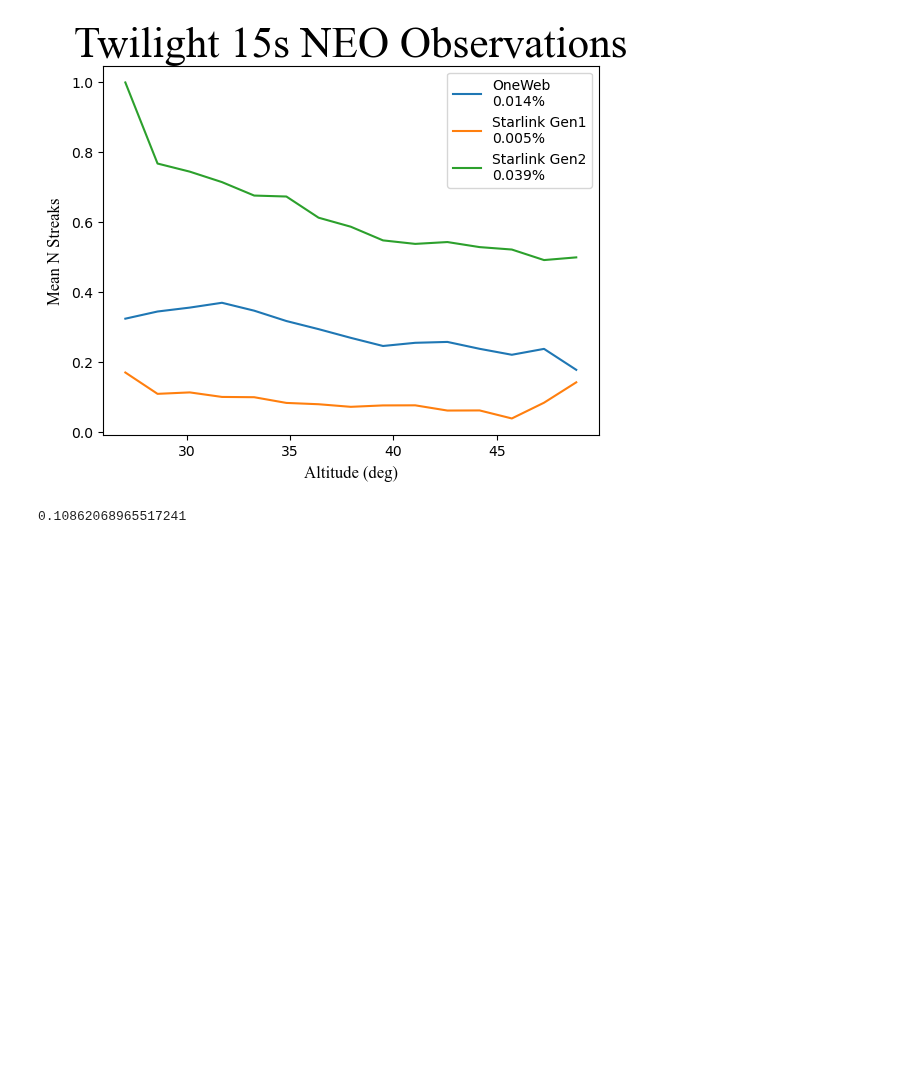
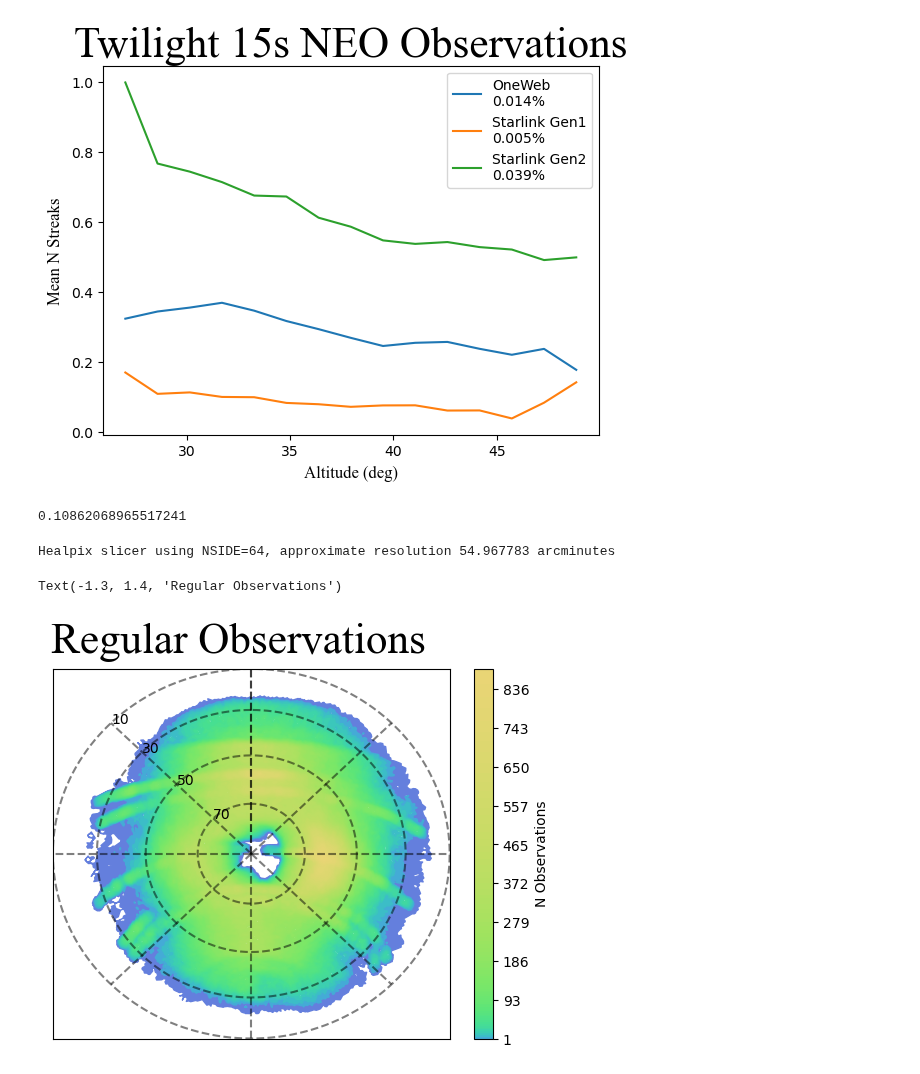
Before and after one commit to lsst-sims/satellite-dodging-ApJL, a Jupyter notebook: plots/twilight_neo.ipynb, the cells around one changed output. Saved outputs shown, nothing was run; the diff lists cells and outputs as text; code cells hidden in the pictures; blank space fills up the shorter version.

Commit message:
even moar plots

```diff
--- a/plots/twilight_neo.ipynb
+++ b/plots/twilight_neo.ipynb
@@ -96,3 +97,41 @@ slv2 0.039243625446929165
 3.5*3600/.2*50/2.9e9*100
 # %% [output]
 0.10862068965517241
+# %%
+# And again with the regular observations
+
+# Let's make a plot looking at how the twilight NEO observations are distributed
+
+bundleList = []
+
+nside=64
+metric = maf.CountMetric(col='night')
+sql = 'night < 366 and visitExposureTime > 20'
+
+slicer = maf.HealpixSlicer(
+        nside=nside,
+        latCol='altitude',
+        lonCol='azimuth',
+        useCache=False)
+plotFuncs = [maf.LambertSkyMap()]
+plotDict = {"norm": "log", 'title':'',
+           'xlabel': 'N Observations'}
+
+bundle = maf.MetricBundle(
+            metric,
+            slicer,
+            sql,
+            plotFuncs=plotFuncs,
+            plotDict=plotDict,
+        )
+bundleList.append(bundle)
+bg = maf.MetricBundleGroup([bundle], 'twi_neo_repeat3_iz_np1_v2.2_10yrs.db', 'temp', None)
+bg.runAll()
+bg.plotAll(closefigs=False)
+ax = plt.gca()
+title= 'Regular Observations'
+ax.text(-1.3,1.4,title,fontsize=31, **csfont)
+# %% [output]
+Healpix slicer using NSIDE=64, approximate resolution 54.967783 arcminutes
+Text(-1.3, 1.4, 'Regular Observations')
+[figure, added]
```
Also changed, not shown: parts of 2 cells of this notebook, 5 other files.
